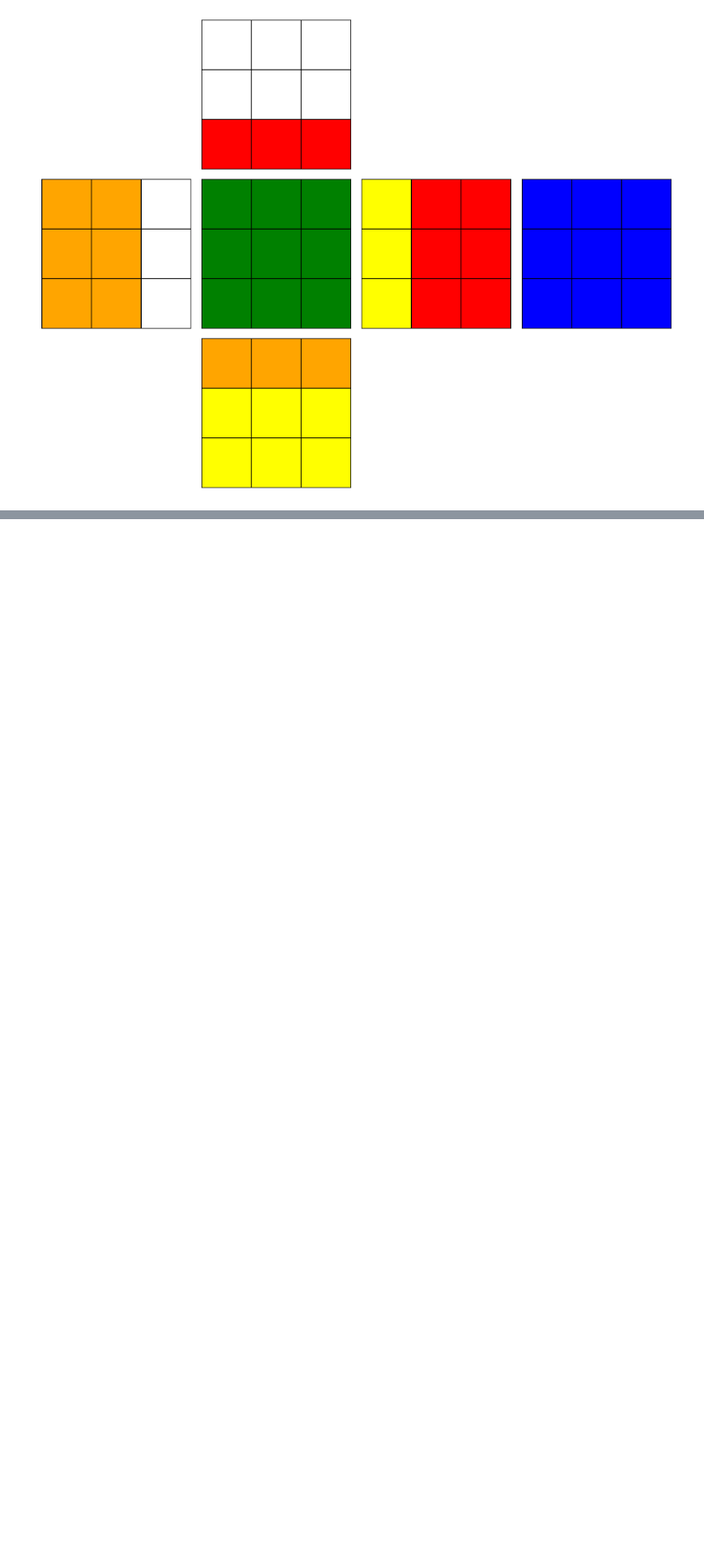
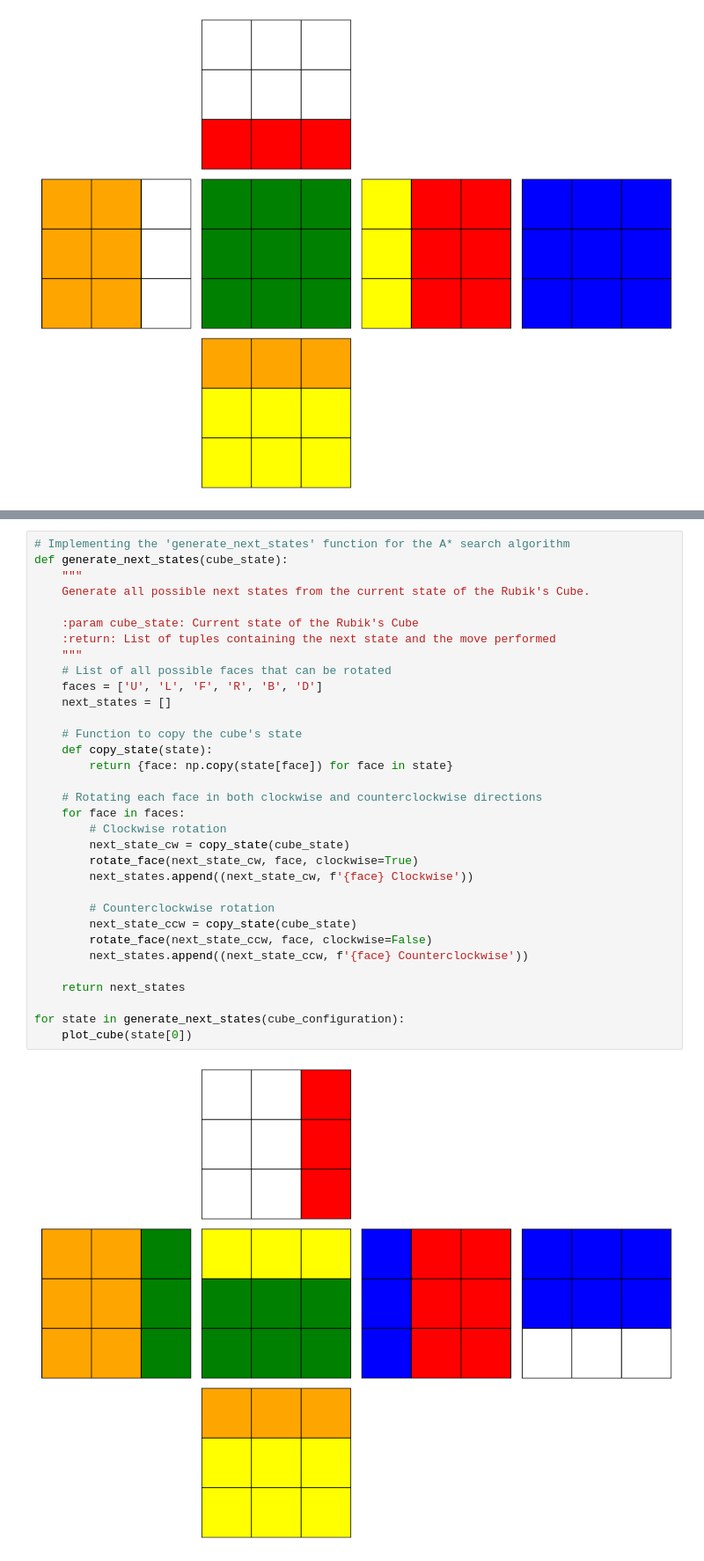
Before and after one commit to luishpmendes/rubix_cube, a Jupyter notebook: rubix_cube.ipynb, the cells around one changed output, grey strips where cells are left out. Shown at 88% size. Cells and saved outputs as stored; diff of their text form; blank space fills up the shorter version.

```diff
--- a/rubix_cube.ipynb
+++ b/rubix_cube.ipynb
@@ -150,0 +181,35 @@ plot_cube(cube_configuration)
+# %%
+# Implementing the 'generate_next_states' function for the A* search algorithm
+def generate_next_states(cube_state):
+    """
+    Generate all possible next states from the current state of the Rubik's Cube.
+
+    :param cube_state: Current state of the Rubik's Cube
+    :return: List of tuples containing the next state and the move performed
+    """
+    # List of all possible faces that can be rotated
+    faces = ['U', 'L', 'F', 'R', 'B', 'D']
+    next_states = []
+
+    # Function to copy the cube's state
+    def copy_state(state):
+        return {face: np.copy(state[face]) for face in state}
+
+    # Rotating each face in both clockwise and counterclockwise directions
+    for face in faces:
+        # Clockwise rotation
+        next_state_cw = copy_state(cube_state)
+        rotate_face(next_state_cw, face, clockwise=True)
+        next_states.append((next_state_cw, f'{face} Clockwise'))
+
+        # Counterclockwise rotation
+        next_state_ccw = copy_state(cube_state)
+        rotate_face(next_state_ccw, face, clockwise=False)
+        next_states.append((next_state_ccw, f'{face} Counterclockwise'))
+
+    return next_states
+
+for state in generate_next_states(cube_configuration):
+    plot_cube(state[0])
+# %% [output]
+[figure, added]
```
Also changed, not shown: parts of 3 cells of this notebook.
